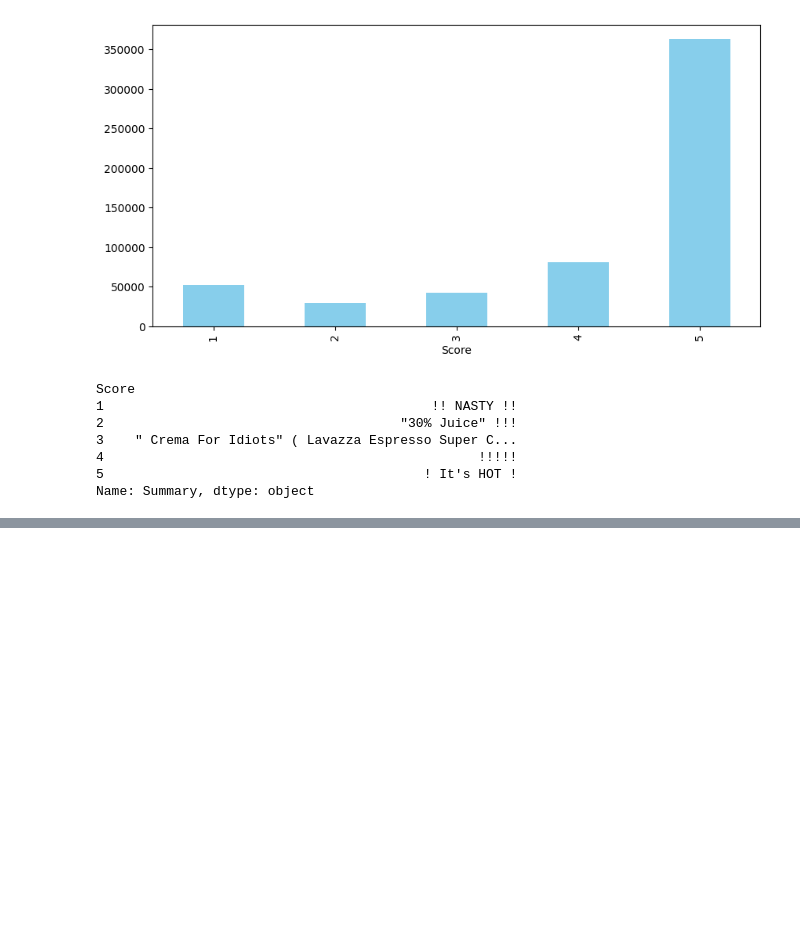
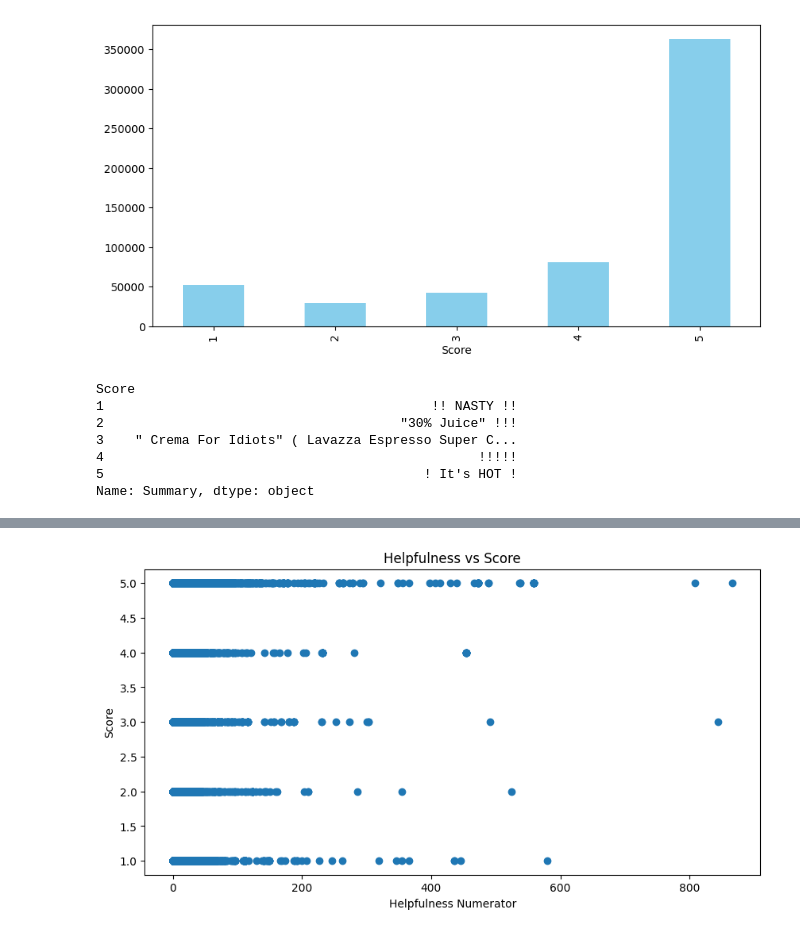
Before and after one commit to kevin-291/automated-review-rating-system, a Jupyter notebook: notebooks/main.ipynb, the cells around one changed output, grey strips where cells are left out. Cells and saved outputs as stored; diff of their text form; code cells hidden in the pictures; blank space fills up the shorter version.

```diff
--- a/notebooks/main.ipynb
+++ b/notebooks/main.ipynb
@@ -192,0 +202,9 @@ Name: Summary, dtype: object
+# %%
+plt.figure(figsize=(10, 5))
+plt.scatter(df['HelpfulnessNumerator'], df['Score'])
+plt.title('Helpfulness vs Score')
+plt.xlabel('Helpfulness Numerator')
+plt.ylabel('Score')
+plt.show()
+# %% [output]
+[figure, added]
```
Also changed, not shown: parts of 8 cells of this notebook, 2 other files.
